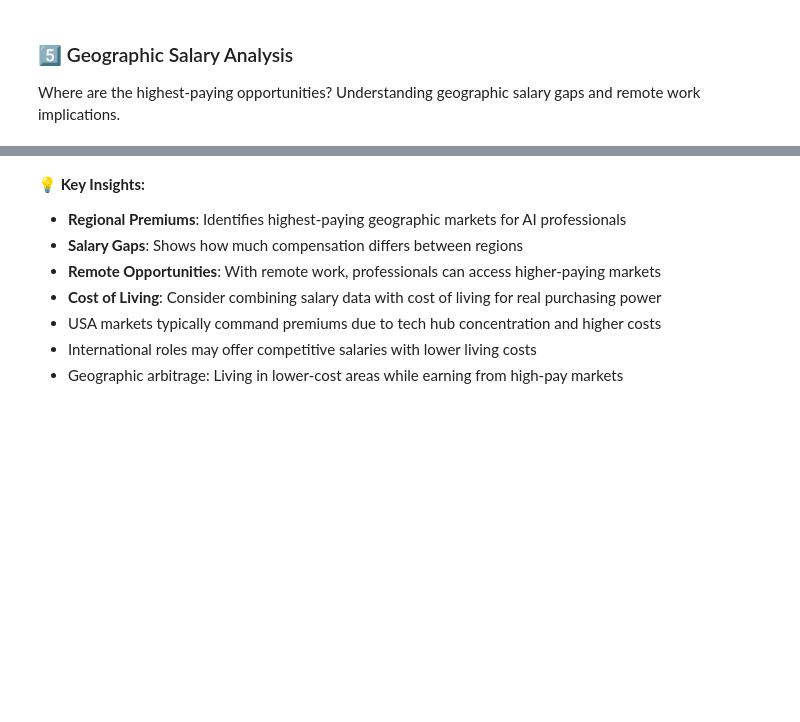
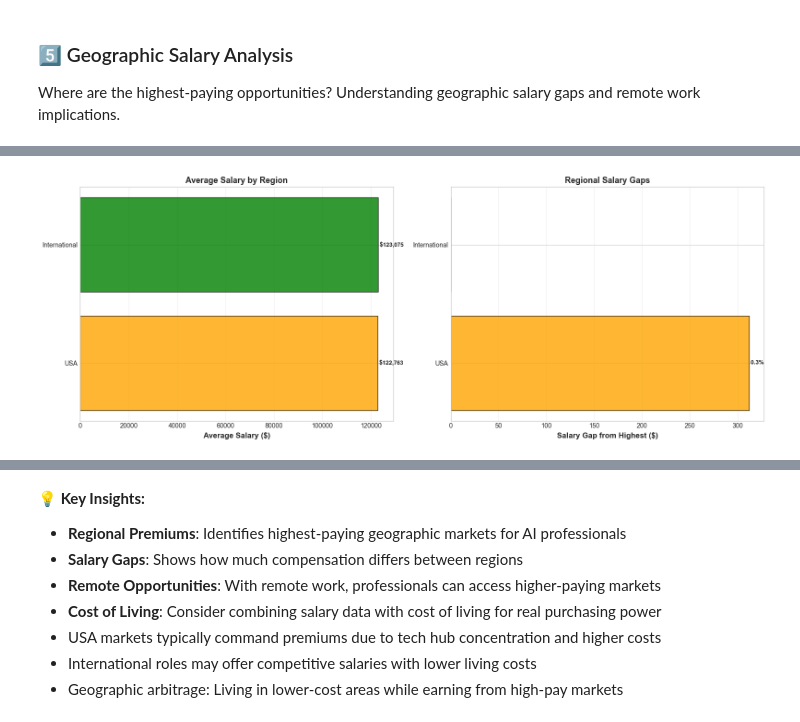
Before and after one commit to Rendbagoez93/ai_job_market, a Jupyter notebook: notebooks/salary_intelligence_analysis.ipynb, the cells around one changed output, grey strips where cells are left out. Saved outputs shown, nothing was run; the diff lists cells and outputs as text; code cells hidden in the pictures; blank space fills up the shorter version.

```diff
--- a/notebooks/salary_intelligence_analysis.ipynb
+++ b/notebooks/salary_intelligence_analysis.ipynb
@@ -478,21 +829,77 @@ print("="*80)
 
 Where are the highest-paying opportunities? Understanding geographic salary gaps and remote work implications.
 # %%
-# Geographic analysis
-fig = visualizer.plot_geographic_gaps(save=False)
-plt.show()
+# Geographic Salary Analysis
+print("\n🌍 Analyzing Geographic Salary Gaps...")
 
-# Print geographic summary
-print("\n🌍 GEOGRAPHIC SALARY COMPARISON")
-print("="*80)
-geo_data = report['geographic_gaps']
+if 'location_region' in df.columns:
+    # Calculate statistics by region
+    geo_analysis = df.groupby('location_region')['salary_avg'].agg([
+        ('mean', 'mean'),
+        ('median', 'median'),
+        ('std', 'std'),
+        ('count', 'count')
+    ]).round(2)
 
-print(f"{'Region':<20} {'Mean Salary':<18} {'Jobs':<8} {'Gap from Max':<18} {'Gap %'}")
-print("-"*80)
+    geo_analysis = geo_analysis.sort_values('mean', ascending=False)
 
-for _, row in geo_data.iterrows():
-    gap_text = f"${row['gap_from_max']:,.0f}" if row['gap_from_max'] > 0 else "Highest"
-    gap_pct = f"{row['gap_percentage']:.1f}%" if row['gap_from_max'] > 0 else "-"
-    print(f"{row['location_region']:<20} ${row['mean']:>14,.0f}  {row['count']:>6}  {gap_text:>16}  {gap_pct:>8}")
+    # Calculate gaps from highest
+    max_salary = geo_analysis['mean'].max()
+    geo_analysis['gap_from_max'] = max_salary - geo_analysis['mean']
+    geo_analysis['gap_percentage'] = (geo_analysis['gap_from_max'] / max_salary) * 100
 
-print("="*80)
+    print("\n🌍 GEOGRAPHIC SALARY COMPARISON")
+    print("="*80)
+    print(f"{'Region':<20} {'Mean Salary':<18} {'Jobs':<8} {'Gap from Max':<18} {'Gap %'}")
+    print("-"*80)
+
+    for region, row in geo_analysis.iterrows():
+        gap_text = f"${row['gap_from_max']:,.0f}" if row['gap_from_max'] > 0 else "Highest"
+        gap_pct = f"{row['gap_percentage']:.1f}%" if row['gap_from_max'] > 0 else "-"
+        print(f"{region:<20} ${row['mean']:>14,.0f}  {int(row['count']):>6}  {gap_text:>16}  {gap_pct:>8}")
+
+    print("="*80)
+
+    # Visualize geographic differences
+    fig, axes = plt.subplots(1, 2, figsize=(16, 6))
+
+    # Bar chart of mean salaries
+    colors = ['green' if gap == 0 else 'orange' if gap < max_salary * 0.2 else 'red'
+              for gap in geo_analysis['gap_from_max']]
+    axes[0].barh(range(len(geo_analysis)), geo_analysis['mean'],
+                 color=colors, edgecolor='black', alpha=0.8)
+    axes[0].set_yticks(range(len(geo_analysis)))
+    axes[0].set_yticklabels(geo_analysis.index)
+    axes[0].set_xlabel('Average Salary ($)', fontsize=12, fontweight='bold')
+    axes[0].set_title('Average Salary by Region', fontsize=13, fontweight='bold')
+    axes[0].invert_yaxis()
+    axes[0].grid(True, alpha=0.3, axis='x')
+
+    # Add value labels
+    for i, (region, row) in enumerate(geo_analysis.iterrows()):
+        axes[0].text(row['mean'], i, f" ${row['mean']:,.0f}",
+                    va='center', fontsize=9, fontweight='bold')
+
+    # Gap visualization
+    axes[1].barh(range(len(geo_analysis)), geo_analysis['gap_from_max'],
+                 color=colors, edgecolor='black', alpha=0.8)
+    axes[1].set_yticks(range(len(geo_analysis)))
+    axes[1].set_yticklabels(geo_analysis.index)
+    axes[1].set_xlabel('Salary Gap from Highest ($)', fontsize=12, fontweight='bold')
+    axes[1].set_title('Regional Salary Gaps', fontsize=13, fontweight='bold')
+    axes[1].invert_yaxis()
+    axes[1].grid(True, alpha=0.3, axis='x')
+
+    # Add percentage labels
+    for i, (region, row) in enumerate(geo_analysis.iterrows()):
+        if row['gap_from_max'] > 0:
+            axes[1].text(row['gap_from_max'], i, f" {row['gap_percentage']:.1f}%",
+                        va='center', fontsize=9, fontweight='bold')
+
+    plt.tight_layout()
+    plt.show()
+
+    print("\n✓ Geographic analysis complete")
+else:
+    print("Geographic data not available")
+# %% [output]
@@ -498,0 +915 @@ print("="*80)
+[figure, added]
```
Also changed, not shown: parts of 34 cells of this notebook.
